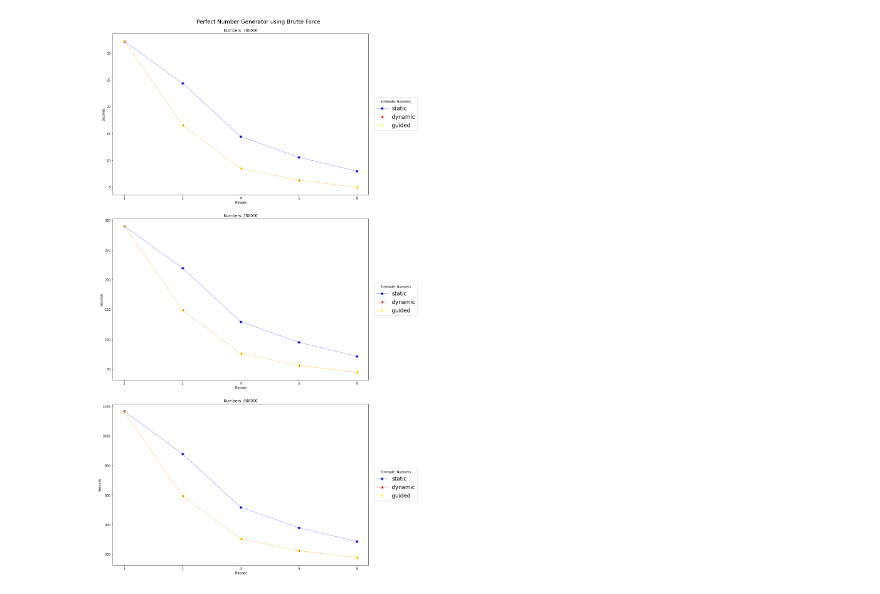
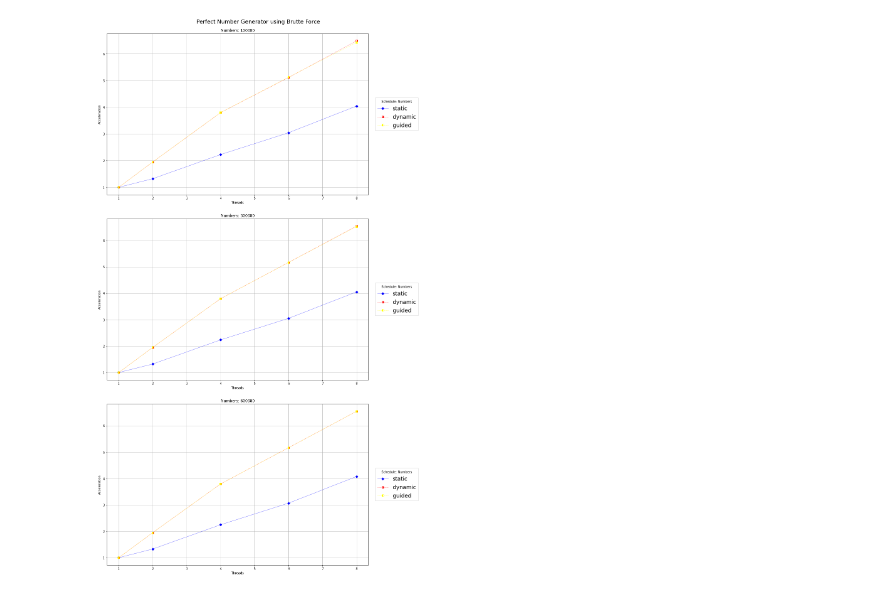
Before and after one commit to RafilxTenfen/master, a Jupyter notebook: PPA/perfect_number/plot_graph.py.ipynb, the cells around one changed output. Drawn from its saved outputs; the diff is of its cells as text; code cells hidden in the pictures.

Commit message:
add imags to graphs

```diff
--- a/PPA/perfect_number/plot_graph.py.ipynb
+++ b/PPA/perfect_number/plot_graph.py.ipynb
@@ -29,3 +39,24 @@ with open('data_cct.csv', 'r', newline='\n') as csv_file:
 #     for row in csv_reader:
 #         print("Row", row['SECONDS'])
 #         print("Row", row)
+# %%
+data_list=[]
+with open('data_cct.csv', 'r', newline='\n') as csv_file:
+    print("data_serial", data_serial)
+    header = True
+    data = csv.reader(csv_file, delimiter=';')
+    for row in data:
+        # skip header
+        if header:
+            header = False
+            continue
+
+        value_limit = int(row[COL_LIMIT])
+        row[COL_LIMIT] = value_limit
+        row[COL_THREADS] = int(row[COL_THREADS])
+#         print("data_serial[value_schedule + "_" + str(value_limit)] ", data_serial[value_schedule + "_" + str(value_limit)] )
+        row[COL_SECONDS] = data_serial[row[COL_SCHEDULE] + "_" + str(value_limit)] / float(row[COL_SECONDS])
+
+#         print(data_serial[row[COL_SCHEDULE] + "_" + str(row[COL_LIMIT])])
+#         print(row, type(row), row[COL_SECONDS], type(row[COL_SECONDS]))
+        data_list.append(row)
@@ -192,6 +243,7 @@ fig, axs = plt.subplots(3)
 fig.set_figwidth(15)
 fig.set_figheight(25)
 
+
 for schedule in dict_schedule:
     limits = dict_schedule[schedule]
     count = 0
@@ -201,43 +253,45 @@ for schedule in dict_schedule:
 #         if limit != 100000:
 #             continue
         value = limits[limit]
+#         print("data", value["data"])
         ax = axs[count]
         ax.plot(filter_value(value["data"], COL_THREADS),
                 filter_value(value["data"], COL_SECONDS),
-#                 scaley=False,
+#                 grid=True,
                 color=value['color'], marker=value['marker'],
                 label= schedule, linewidth=0.5,
                 fillstyle=value['fillstyle'],
                 linestyle=value['linestyle'])
         count+=1
-        ax.set(xlabel='Threads', ylabel='Seconds', title="Numbers: " + str(limit))
+        ax.grid()
+        ax.set(xlabel='Threads', ylabel='Acceleration', title="Numbers: " + str(limit))
         ax.legend(bbox_to_anchor=(1.2, 0.5), title="Schedule: Numbers",
                   loc='center right', fancybox=False,
                   fontsize='xx-large')
 #         ax.yscale('linear')
 #         ax.label_outer()
 
 # plt.ylabel('Seconds')
 # plt.xlabel('Threads')
 # plt.gca().invert_yaxis()
 
 fig.tight_layout(pad=3.0)
 # plt.ylim(0, 1)
 # plt.axis([0, 6, 0, 30])
 # plt.figure(figsize=(9, 3))
 # red_patch = mpatches.Patch(color='red', label='The red data')
 
 
 # plt.legend(bbox_to_anchor=(1.4, 0.5), title="Schedule: Numbers",
 #            loc='center right', fancybox=False,
 #            fontsize='xx-large')
 # plt.title("Perfect Number Generator")
 fig.suptitle("Perfect Number Generator using Brutte Force", fontsize='xx-large', y=1)
 # plt.grid(True)
 # plt.ion()
-
+# fig.grid(True)
 # plt.axes_size.Fized(4)
 # plt.subplot(211)
 plt.show()
 # %% [output]
-[figure, old version]
+[figure, new version]
```
Also changed, not shown: parts of 4 cells of this notebook, 22 other files.
